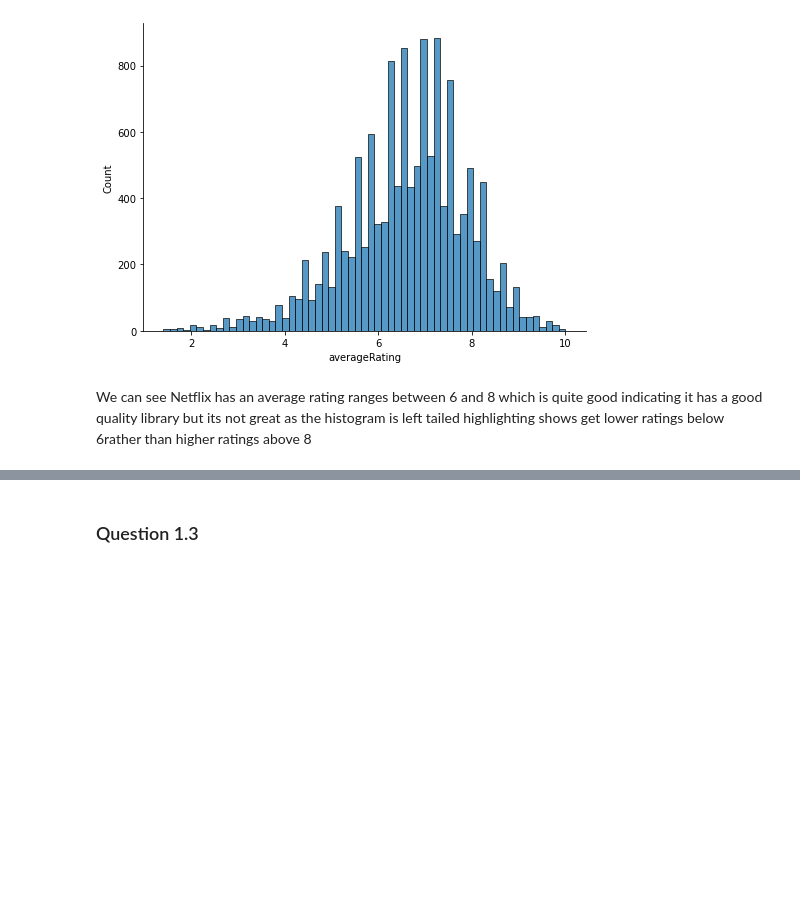
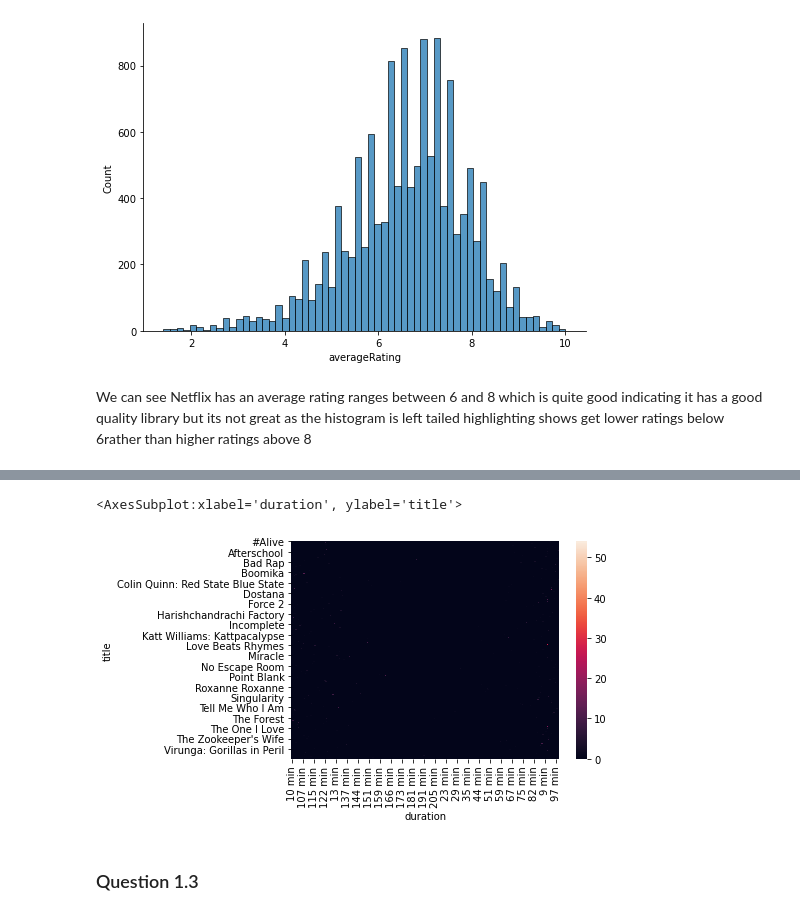
Before and after one commit to gfbangie/hopefullyworks, a Jupyter notebook: Exam-1828201.ipynb, the cells around one changed output, grey strips where cells are left out. Saved outputs shown, nothing was run; the diff lists cells and outputs as text; code cells hidden in the pictures; blank space fills up the shorter version.

```diff
--- a/Exam-1828201.ipynb
+++ b/Exam-1828201.ipynb
@@ -358,3 +367,8 @@ We can see Netflix has an average rating ranges between 6 and 8 which is quite g
+# %%
+sns.heatmap(pd.crosstab(final.title,final.duration))
+# %% [output]
+<AxesSubplot:xlabel='duration', ylabel='title'>
+[figure, added]
 # %% [markdown]
 ### Question 1.3
 # %%
```
Also changed, not shown: parts of 135 cells of this notebook.
